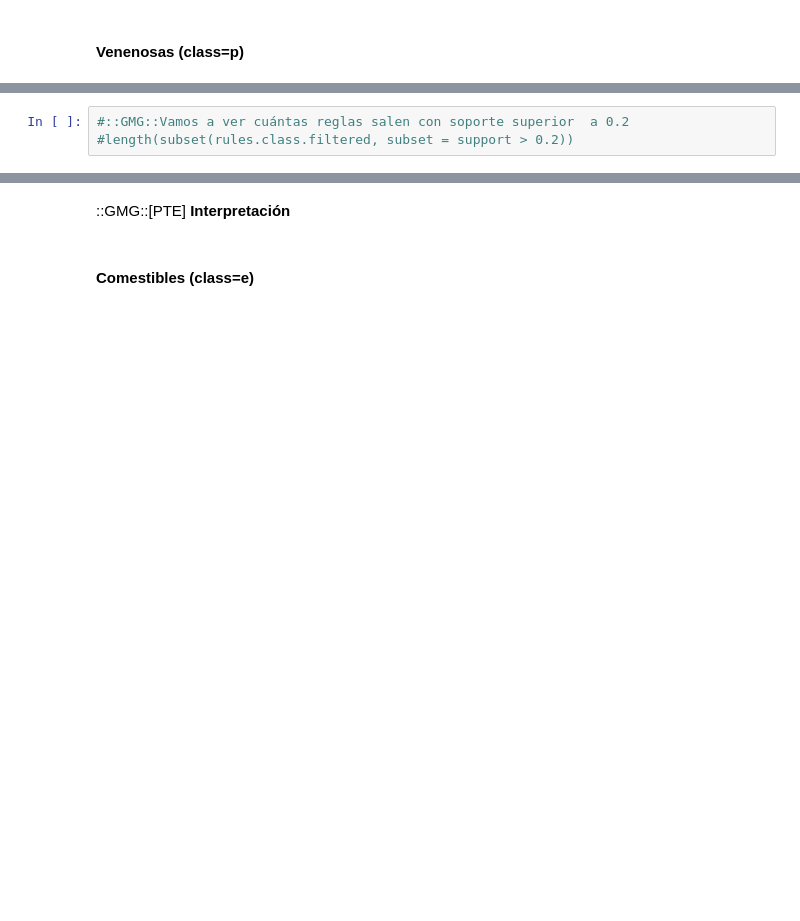
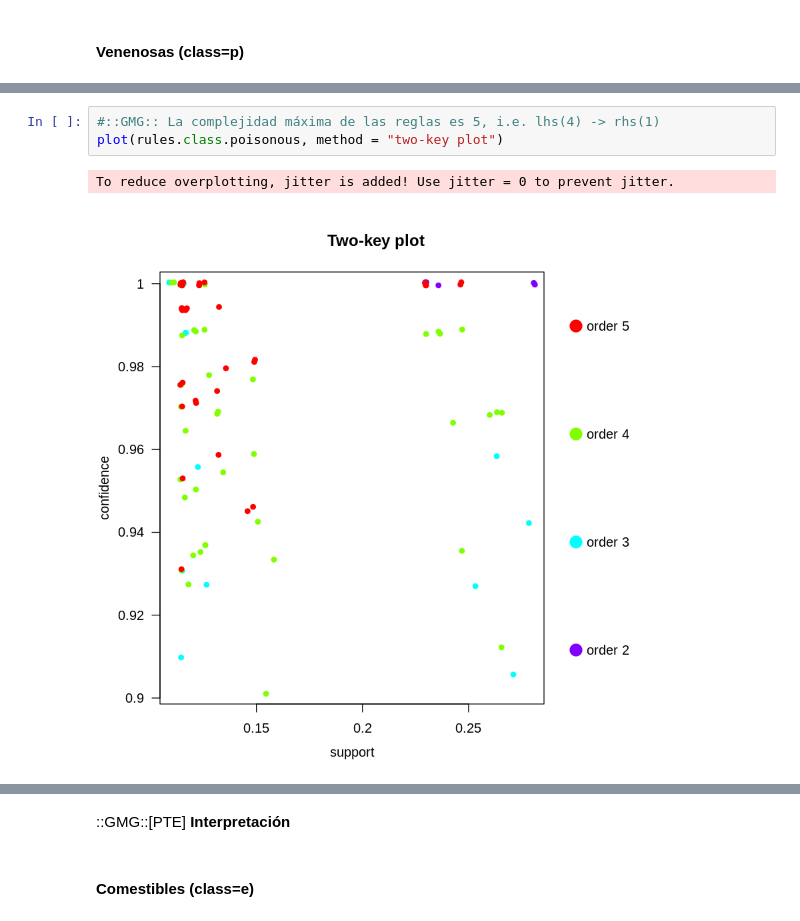
Before and after one commit to yerartdev/uc-m1966-datamining, a Jupyter notebook: d1/t1-m1966-variable-categorica.ipynb, the cells around one changed output, grey strips where cells are left out. Cells and saved outputs as stored; diff of their text form; blank space fills up the shorter version.

```diff
--- a/d1/t1-m1966-variable-categorica.ipynb
+++ b/d1/t1-m1966-variable-categorica.ipynb
@@ -411,3 +555,6 @@ inspect(head(sort(rules.class.poisonous, by="lift"), n = 5))
-# %%
-#::GMG::Vamos a ver cuántas reglas salen con soporte superior  a 0.2
-#length(subset(rules.class.filtered, subset = support > 0.2))
+# %%
+#::GMG:: La complejidad máxima de las reglas es 5, i.e. lhs(4) -> rhs(1)
+plot(rules.class.poisonous, method = "two-key plot")
+# %% [output]
+To reduce overplotting, jitter is added! Use jitter = 0 to prevent jitter.
+[figure, added]
```
Also changed, not shown: parts of 39 cells of this notebook.
